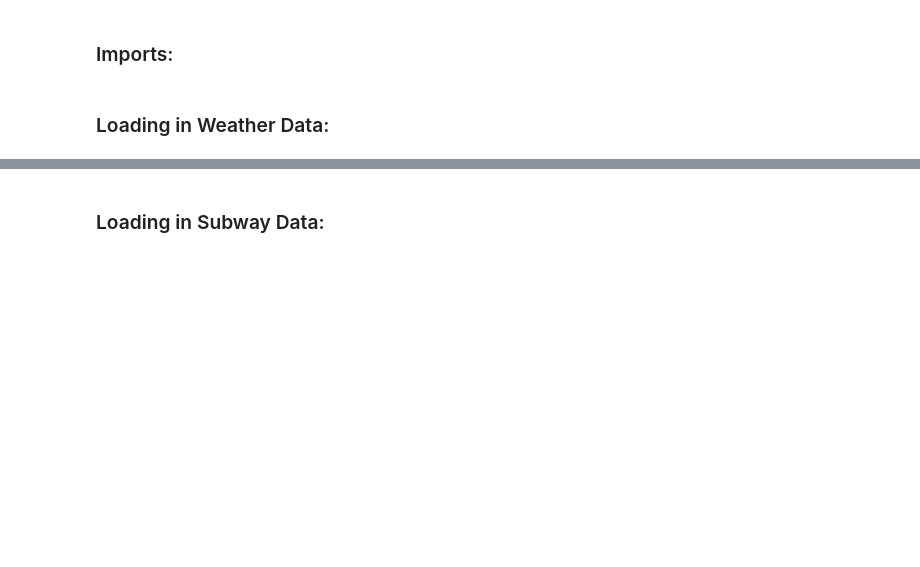
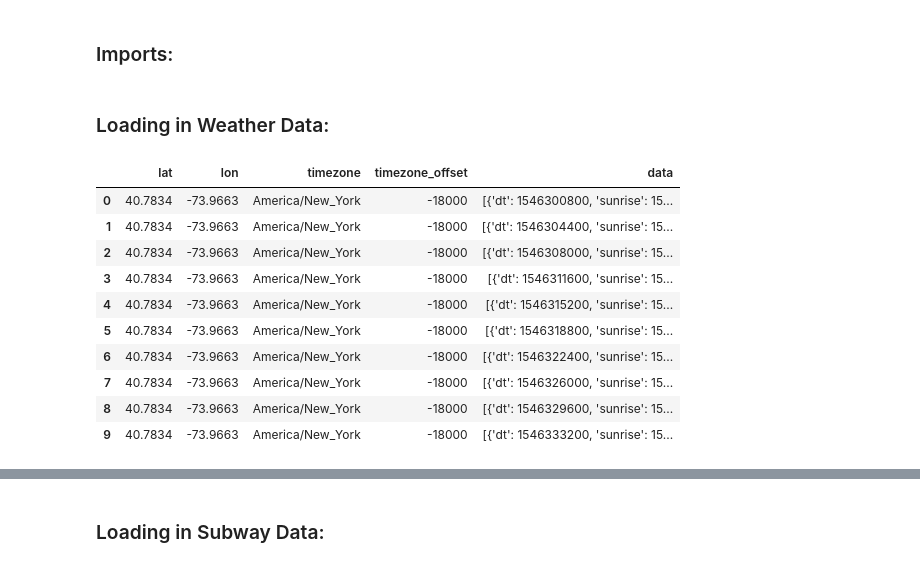
Before and after one commit to Fei117117/NYSeeNow, a Jupyter notebook: NYSeeNow-ML/SubwayData/ml_subway.ipynb, the cells around one changed output, grey strips where cells are left out. Cells and saved outputs as stored; diff of their text form; code cells hidden in the pictures; blank space fills up the shorter version.

```diff
--- a/NYSeeNow-ML/SubwayData/ml_subway.ipynb
+++ b/NYSeeNow-ML/SubwayData/ml_subway.ipynb
@@ -8,0 +12,14 @@ import pandas as pd
+# %%
+weather_data.head(10)
+# %% [output]
+|  | lat | lon | timezone | timezone_offset | data |
+| 0 | 40.7834 | -73.9663 | America/New_York | -18000 | [{'dt': 1546300800, 'sunrise': 15... |
+| 1 | 40.7834 | -73.9663 | America/New_York | -18000 | [{'dt': 1546304400, 'sunrise': 15... |
+| 2 | 40.7834 | -73.9663 | America/New_York | -18000 | [{'dt': 1546308000, 'sunrise': 15... |
+| 3 | 40.7834 | -73.9663 | America/New_York | -18000 | [{'dt': 1546311600, 'sunrise': 15... |
+| 4 | 40.7834 | -73.9663 | America/New_York | -18000 | [{'dt': 1546315200, 'sunrise': 15... |
+| 5 | 40.7834 | -73.9663 | America/New_York | -18000 | [{'dt': 1546318800, 'sunrise': 15... |
+| 6 | 40.7834 | -73.9663 | America/New_York | -18000 | [{'dt': 1546322400, 'sunrise': 15... |
+| 7 | 40.7834 | -73.9663 | America/New_York | -18000 | [{'dt': 1546326000, 'sunrise': 15... |
+| 8 | 40.7834 | -73.9663 | America/New_York | -18000 | [{'dt': 1546329600, 'sunrise': 15... |
+| 9 | 40.7834 | -73.9663 | America/New_York | -18000 | [{'dt': 1546333200, 'sunrise': 15... |
```
Also changed, not shown: parts of 9 cells of this notebook, 1 other file.
